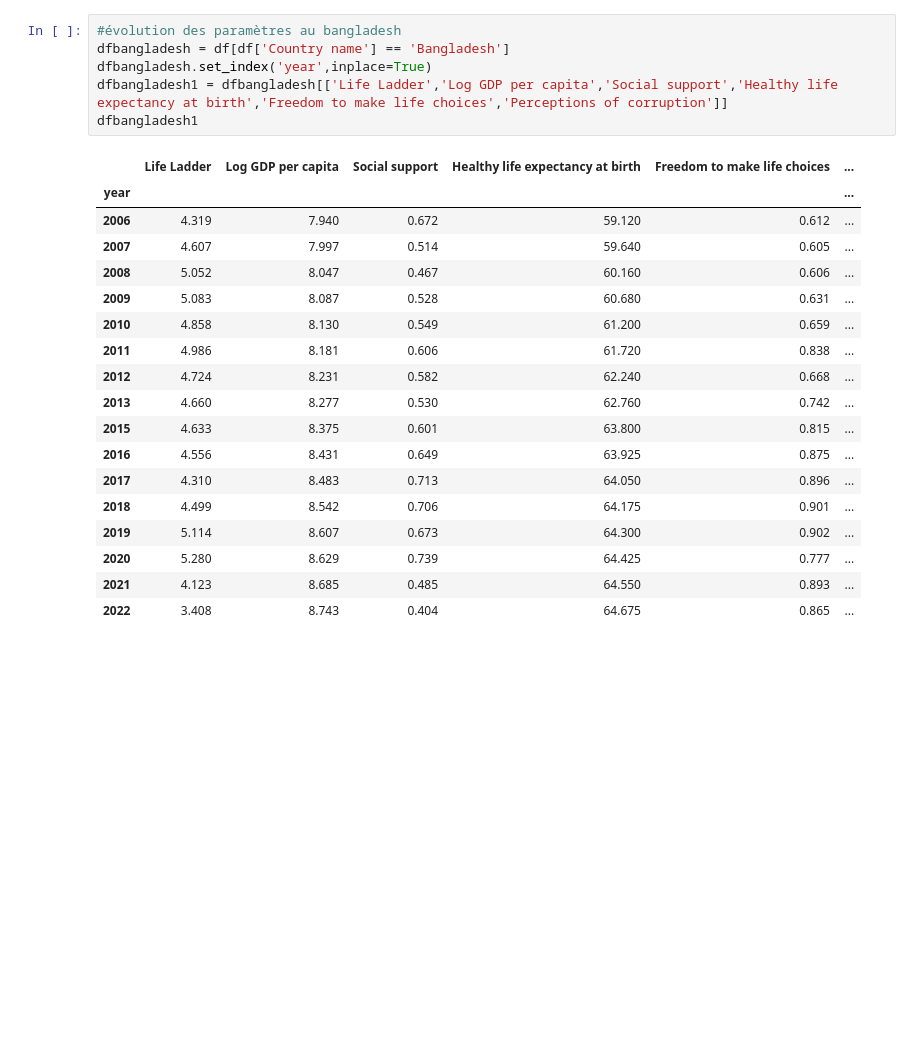
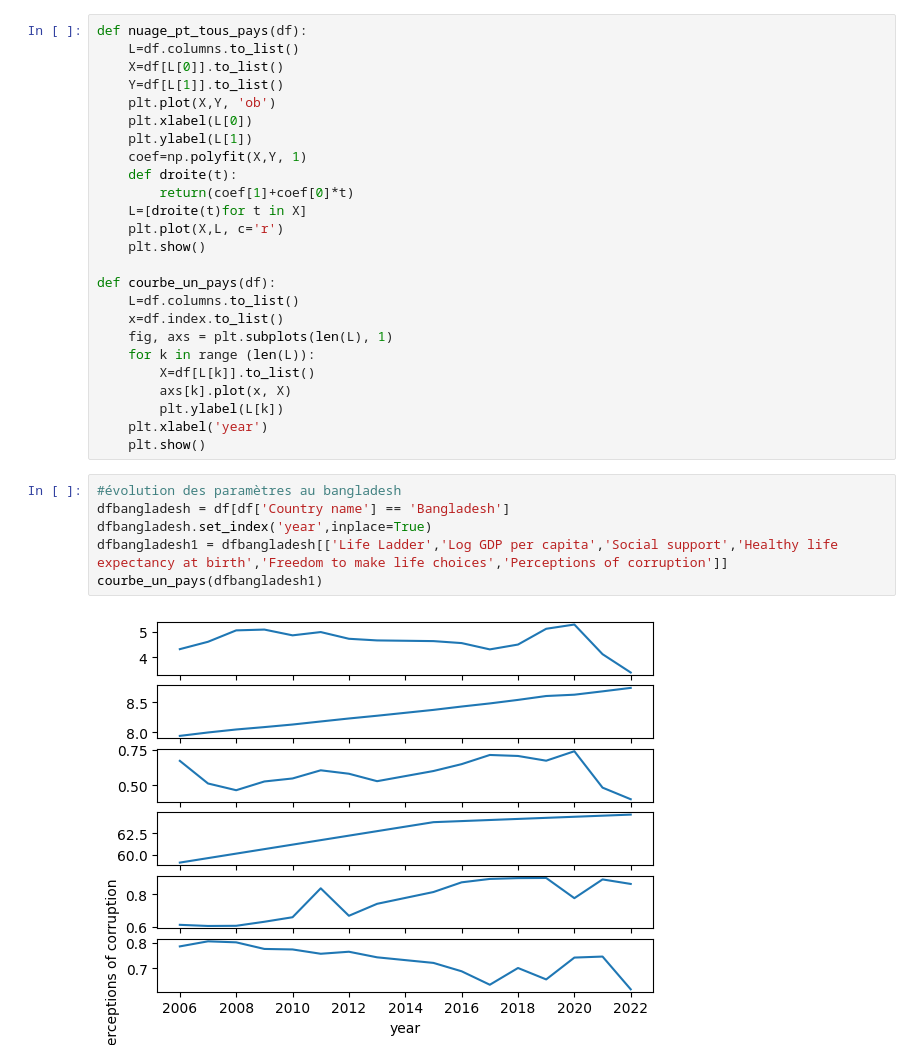
Before and after one commit to vincentheynderickx/pe-hackathon, a Jupyter notebook: note_courbes.ipynb, the cells around one changed output. Cells and saved outputs as stored; diff of their text form; blank space fills up the shorter version.

```diff
--- a/note_courbes.ipynb
+++ b/note_courbes.ipynb
@@ -19,31 +19,39 @@ df
 | 2197 | Zimbabwe | 2021 | 3.155 | 7.657 | 0.685 | 54.050 | ... |
 | 2198 | Zimbabwe | 2022 | 3.296 | 7.670 | 0.666 | 54.525 | ... |
 1958 rows × 11 columns
+# %%
+def nuage_pt_tous_pays(df):
+    L=df.columns.to_list()
+    X=df[L[0]].to_list()
+    Y=df[L[1]].to_list()
+    plt.plot(X,Y, 'ob')
+    plt.xlabel(L[0])
+    plt.ylabel(L[1])
+    coef=np.polyfit(X,Y, 1)
+    def droite(t):
+        return(coef[1]+coef[0]*t)
+    L=[droite(t)for t in X]
+    plt.plot(X,L, c='r')
+    plt.show()
+
+def courbe_un_pays(df):
+    L=df.columns.to_list()
+    x=df.index.to_list()
+    fig, axs = plt.subplots(len(L), 1)
+    for k in range (len(L)):
+        X=df[L[k]].to_list()
+        axs[k].plot(x, X)
+        plt.ylabel(L[k])
+    plt.xlabel('year')
+    plt.show()
 # %%
 #évolution des paramètres au bangladesh
 dfbangladesh = df[df['Country name'] == 'Bangladesh']
 dfbangladesh.set_index('year',inplace=True)
 dfbangladesh1 = dfbangladesh[['Life Ladder','Log GDP per capita','Social support','Healthy life expectancy at birth','Freedom to make life choices','Perceptions of corruption']]
-dfbangladesh1
+courbe_un_pays(dfbangladesh1)
 # %% [output]
-|  | Life Ladder | Log GDP per capita | Social support | Healthy life expectancy at birth | Freedom to make life choices | ... |
-| year |  |  |  |  |  | ... |
-| 2006 | 4.319 | 7.940 | 0.672 | 59.120 | 0.612 | ... |
-| 2007 | 4.607 | 7.997 | 0.514 | 59.640 | 0.605 | ... |
-| 2008 | 5.052 | 8.047 | 0.467 | 60.160 | 0.606 | ... |
-| 2009 | 5.083 | 8.087 | 0.528 | 60.680 | 0.631 | ... |
-| 2010 | 4.858 | 8.130 | 0.549 | 61.200 | 0.659 | ... |
-| 2011 | 4.986 | 8.181 | 0.606 | 61.720 | 0.838 | ... |
-| 2012 | 4.724 | 8.231 | 0.582 | 62.240 | 0.668 | ... |
-| 2013 | 4.660 | 8.277 | 0.530 | 62.760 | 0.742 | ... |
-| 2015 | 4.633 | 8.375 | 0.601 | 63.800 | 0.815 | ... |
-| 2016 | 4.556 | 8.431 | 0.649 | 63.925 | 0.875 | ... |
-| 2017 | 4.310 | 8.483 | 0.713 | 64.050 | 0.896 | ... |
-| 2018 | 4.499 | 8.542 | 0.706 | 64.175 | 0.901 | ... |
-| 2019 | 5.114 | 8.607 | 0.673 | 64.300 | 0.902 | ... |
-| 2020 | 5.280 | 8.629 | 0.739 | 64.425 | 0.777 | ... |
-| 2021 | 4.123 | 8.685 | 0.485 | 64.550 | 0.893 | ... |
-| 2022 | 3.408 | 8.743 | 0.404 | 64.675 | 0.865 | ... |
+[figure, added]
 # %%
 #corrélation entre le niveau de vie et le pib dans le monde en 2022
 df1=df[df['year'] == 2022]
```
Also changed, not shown: parts of 5 cells of this notebook, 1 other file.
